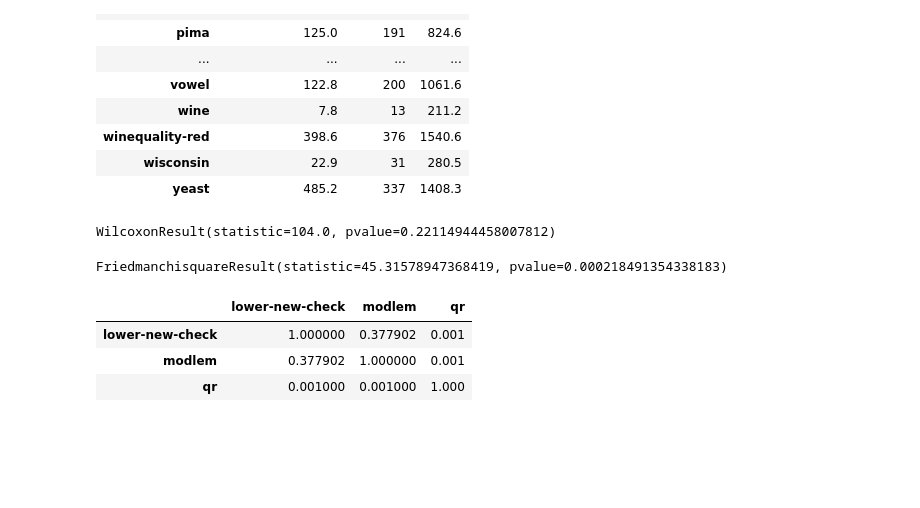
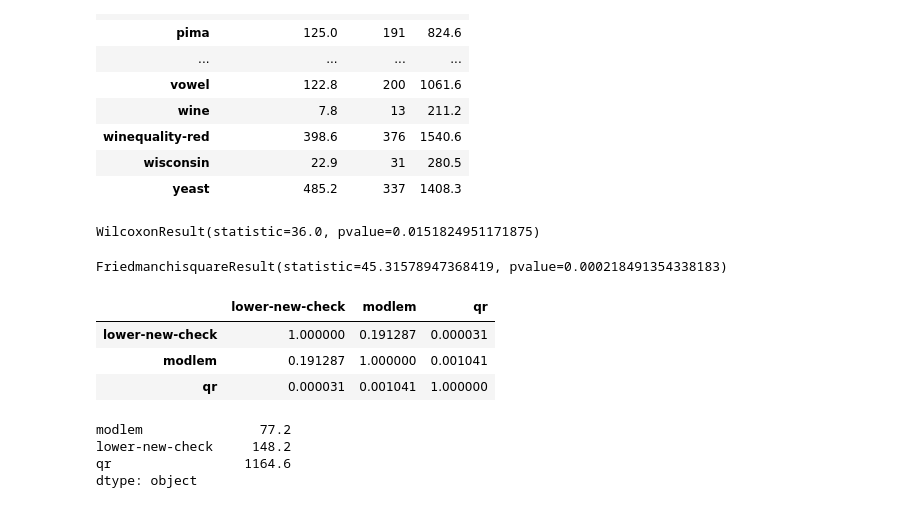
Before and after one commit to henribollaert/frri, a Jupyter notebook: analysis.ipynb, the cells around one changed output. Cells and saved outputs as stored; diff of their text form; code cells hidden in the pictures; blank space fills up the shorter version.

Commit message:
added ripper and furia to analysis

```diff
--- a/analysis.ipynb
+++ b/analysis.ipynb
@@ -123,17 +123,21 @@ scores[name] = pd.read_csv(weka_folder / file, header=None, index_col=0).to_dict
 # %%
-rules[name] = {}
-attributes[name] = {}
-for file in weka_folder.iterdir():
-    if file.name[-3:] == 'txt':
-        short_name = file.name[:-4]
-        with open(file, 'r') as f:
-            line = f.readline()
-            nrs = []
-            while len(line) > 4:
-                nrs.append(line.count('&') + 1)
+for name, connection in weka_models.items():
+    model_folder = weka_folder / f"{name}-files"
+    file = model_folder / f"{name}-{acc_type}.csv"
+    scores[name] = pd.read_csv(weka_folder / file, header=None, index_col=0).to_dict()[1]
+    rules[name] = {}
+    attributes[name] = {}
+    for file in model_folder.iterdir():
+        if file.name[-3:] == 'txt':
+            short_name = file.name[:-4]
+            with open(file, 'r') as f:
                 line = f.readline()
-        rules[name][short_name] = len(nrs)
-        attributes[name][short_name] = np.average(nrs)
+                nrs = []
+                while len(line) > 4:
+                    nrs.append(line.count(connection) + 1)
+                    line = f.readline()
+            rules[name][short_name] = len(nrs)
+            attributes[name][short_name] = np.average(nrs)
 # %% [markdown]
 ## Loading QuickRules results
 # %%
@@ -200,8 +204,8 @@ nori_models = {
     # 'nori' : Path.cwd() / 'non-overlap-rules-def_sets',
     # 'lower-nori' : Path.cwd() / 'lower-approx-rules-def_sets',
     # 'lower-check' : Path.cwd() / 'lower-approx-og-implement-test',
-    'lower-new-check' : Path.cwd() / 'lower-approx-new-impl-test',
-    # 'lower-incl-t1': Path.cwd() / 'lower-approx-luka-impl-incl.99'
+    'lower-new-check' : Path.cwd() / results_base / 'lower-approx-new-impl-test',
+    # 'lower-incl-t1': Path.cwd() / results_base / 'lower-approx-luka-impl-incl.99'
 }
 # %%
 for model, path in nori_models.items():
@@ -269,6 +273,8 @@ set 2 = focus on pruning
         # 'lower-incl-t1',
         'modlem',
         'qr',
+        'furia',
+        'ripper',
     ]
 }
 # %%
@@ -397,21 +404,30 @@ no_mean
 | wisconsin | 22.9 | 31 | 280.5 |
 | yeast | 485.2 | 337 | 1408.3 |
 # %%
-stats.wilcoxon(no_mean['lower-new-check'], no_mean['modlem'], alternative="greater")
+stats.wilcoxon(no_mean['lower-new-check'], no_mean['modlem'], alternative="less")
 # %% [output]
-WilcoxonResult(statistic=104.0, pvalue=0.22114944458007812)
+WilcoxonResult(statistic=36.0, pvalue=0.0151824951171875)
 # %%
 f_test = stats.friedmanchisquare(*no_mean.values)
 f_test
 # %% [output]
 FriedmanchisquareResult(statistic=45.31578947368419, pvalue=0.000218491354338183)
 # %%
-post_hocs = sph.posthoc_nemenyi_friedman(no_mean.values) # , p_adjust='Holm'
+post_hocs = sph.posthoc_conover_friedman(no_mean.values, p_adjust='Holm')
 post_hocs.columns=no_mean.columns
 post_hocs.index=no_mean.columns
 post_hocs
 # %% [output]
 |  | lower-new-check | modlem | qr |
-| lower-new-check | 1.000000 | 0.377902 | 0.001 |
-| modlem | 0.377902 | 1.000000 | 0.001 |
-| qr | 0.001000 | 0.001000 | 1.000 |
+| lower-new-check | 1.000000 | 0.191287 | 0.000031 |
+| modlem | 0.191287 | 1.000000 | 0.001041 |
+| qr | 0.000031 | 0.001041 | 1.000000 |
+# %%
+best = no_mean.min(axis='columns')
+dif = no_mean.subtract(best, axis='rows').abs()
+dif.max(axis='rows').sort_values()
+# %% [output]
+modlem               77.2
+lower-new-check     148.2
+qr                 1164.6
+dtype: object
```
Also changed, not shown: parts of 9 cells of this notebook.
